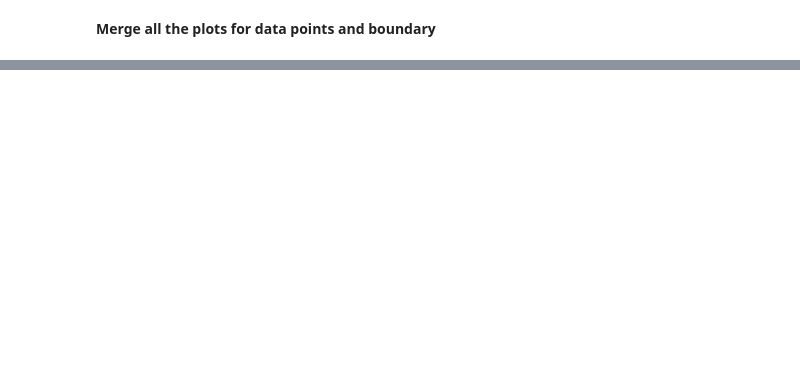
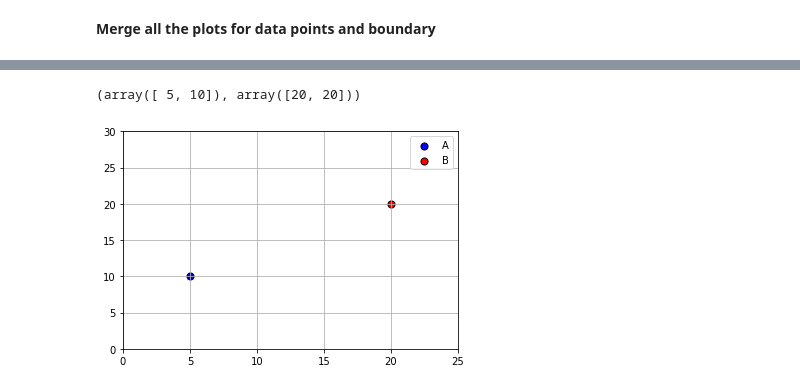
Before and after one commit to EdwinKim3069/EE488F-Practice-session, a Jupyter notebook: week2/Python_Exercise2.ipynb, the cells around one changed output, grey strips where cells are left out. Drawn from its saved outputs; the diff is of its cells as text; code cells hidden in the pictures; blank space fills up the shorter version.

```diff
--- a/week2/Python_Exercise2.ipynb
+++ b/week2/Python_Exercise2.ipynb
@@ -99,0 +118,21 @@ plt.show()
+# %%
+# Given two points x y
+A = np.array([5, 10])
+B = np.array([20, 20])
+A, B
+# %% [output]
+(array([ 5, 10]), array([20, 20]))
+# %%
+# plot two points
+xlim = (0, 25)
+ylim = (0, 30)
+
+plt.scatter(A[0], A[1], color='b', edgecolor='k', label='A', s=50)
+plt.scatter(B[0], B[1], color='r', edgecolor='k', label='B', s=50)
+plt.legend()
+plt.grid(True)
+plt.xlim(*xlim)
+plt.ylim(*ylim)
+plt.show()
+# %% [output]
+[figure, added]
```
Also changed, not shown: parts of 18 cells of this notebook.
